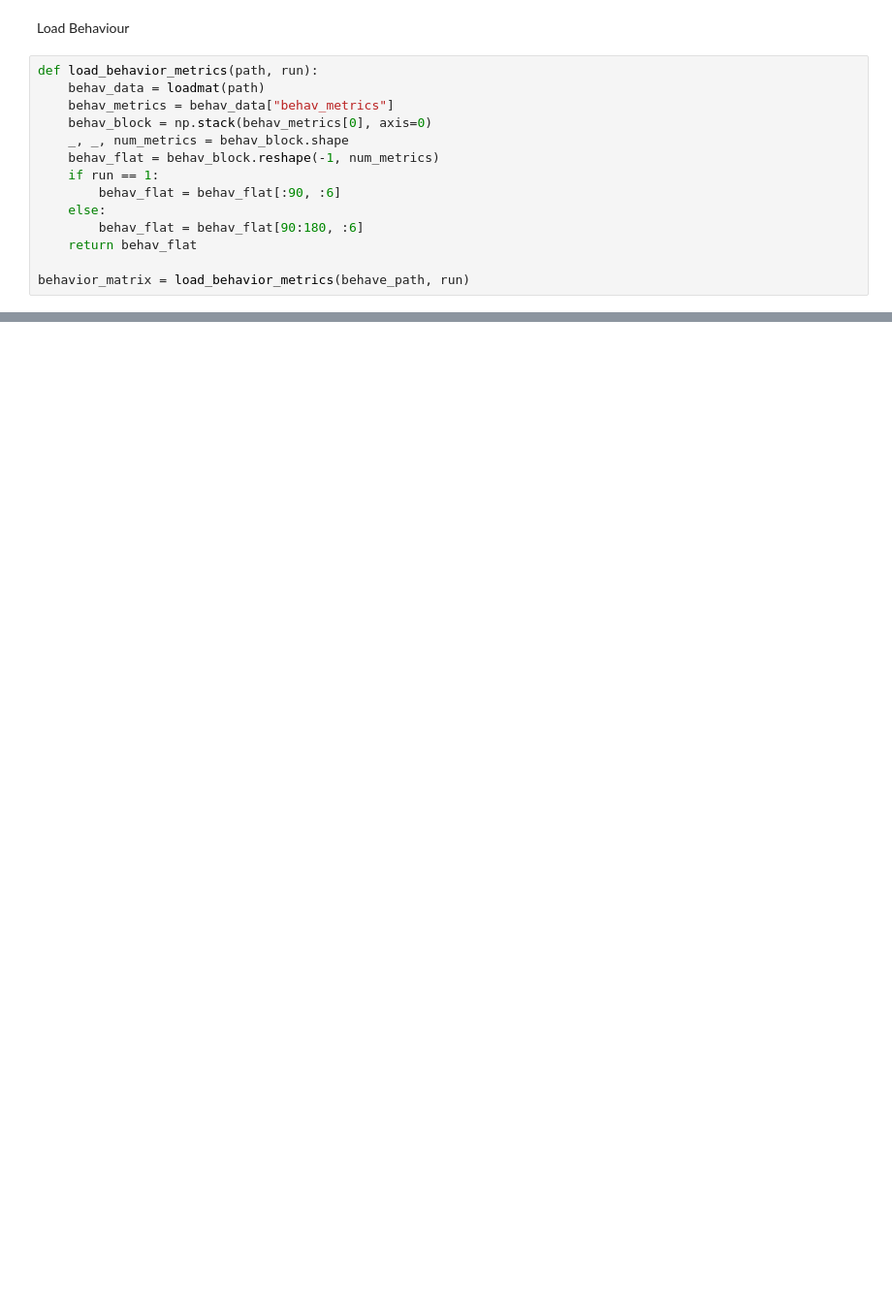
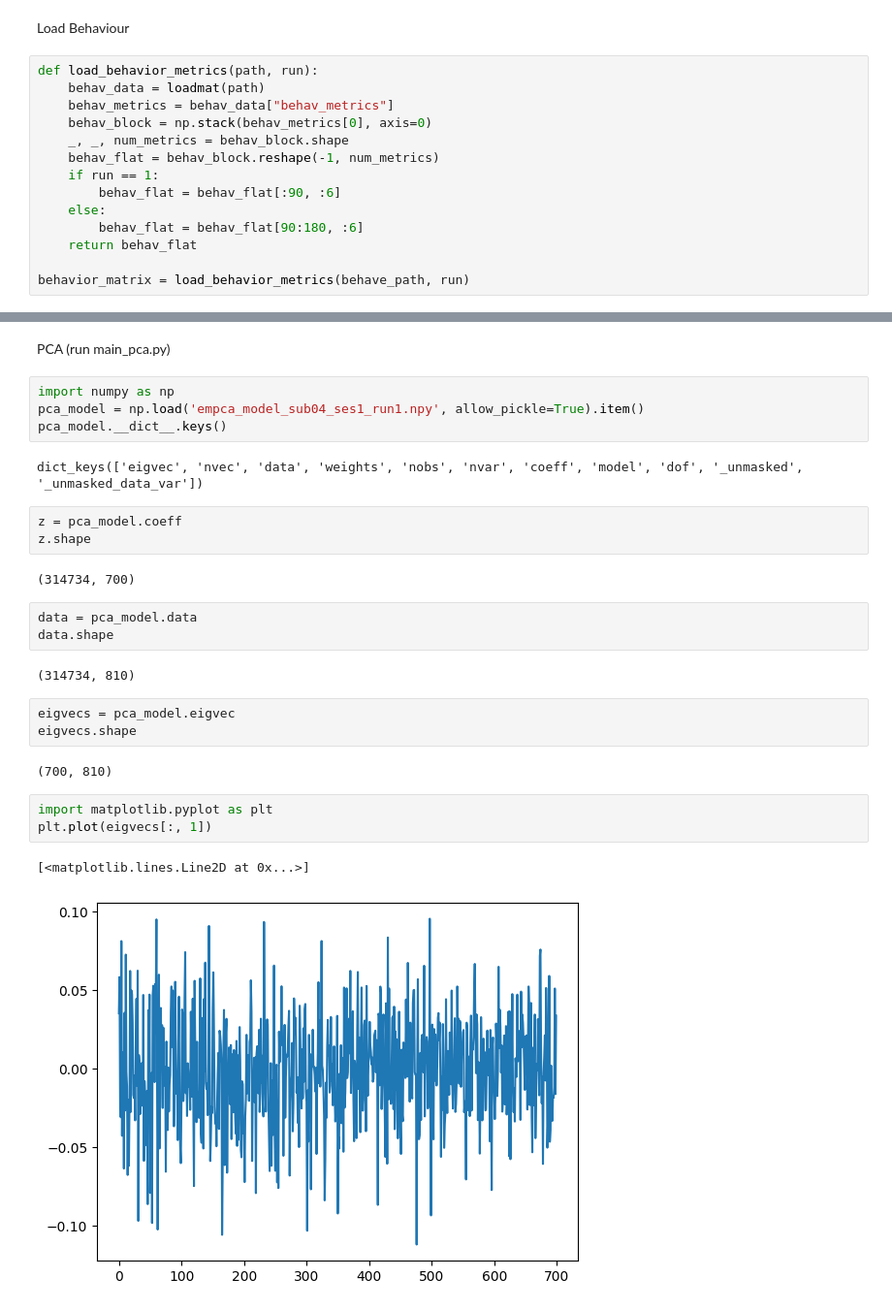
Before and after one commit to MeZahra/Thesis_code_Glm_Opt, a Jupyter notebook: main.ipynb, the cells around one changed output, grey strips where cells are left out. Shown at 97% size. Saved outputs shown, nothing was run; the diff lists cells and outputs as text; blank space fills up the shorter version.

Commit message:
change in main.py

```diff
--- a/main.ipynb
+++ b/main.ipynb
@@ -243,0 +281,29 @@ behavior_matrix = load_behavior_metrics(behave_path, run)
+# %% [markdown]
+PCA (run main_pca.py)
+# %%
+import numpy as np
+pca_model = np.load('empca_model_sub04_ses1_run1.npy', allow_pickle=True).item()
+pca_model.__dict__.keys()
+# %% [output]
+dict_keys(['eigvec', 'nvec', 'data', 'weights', 'nobs', 'nvar', 'coeff', 'model', 'dof', '_unmasked', '_unmasked_data_var'])
+# %%
+z = pca_model.coeff
+z.shape
+# %% [output]
+(314734, 700)
+# %%
+data = pca_model.data
+data.shape
+# %% [output]
+(314734, 810)
+# %%
+eigvecs = pca_model.eigvec
+eigvecs.shape
+# %% [output]
+(700, 810)
+# %%
+import matplotlib.pyplot as plt
+plt.plot(eigvecs[:, 1])
+# %% [output]
+[<matplotlib.lines.Line2D at 0x...>]
+[figure, added]
```
Also changed, not shown: parts of 37 cells of this notebook, 1 other file.
